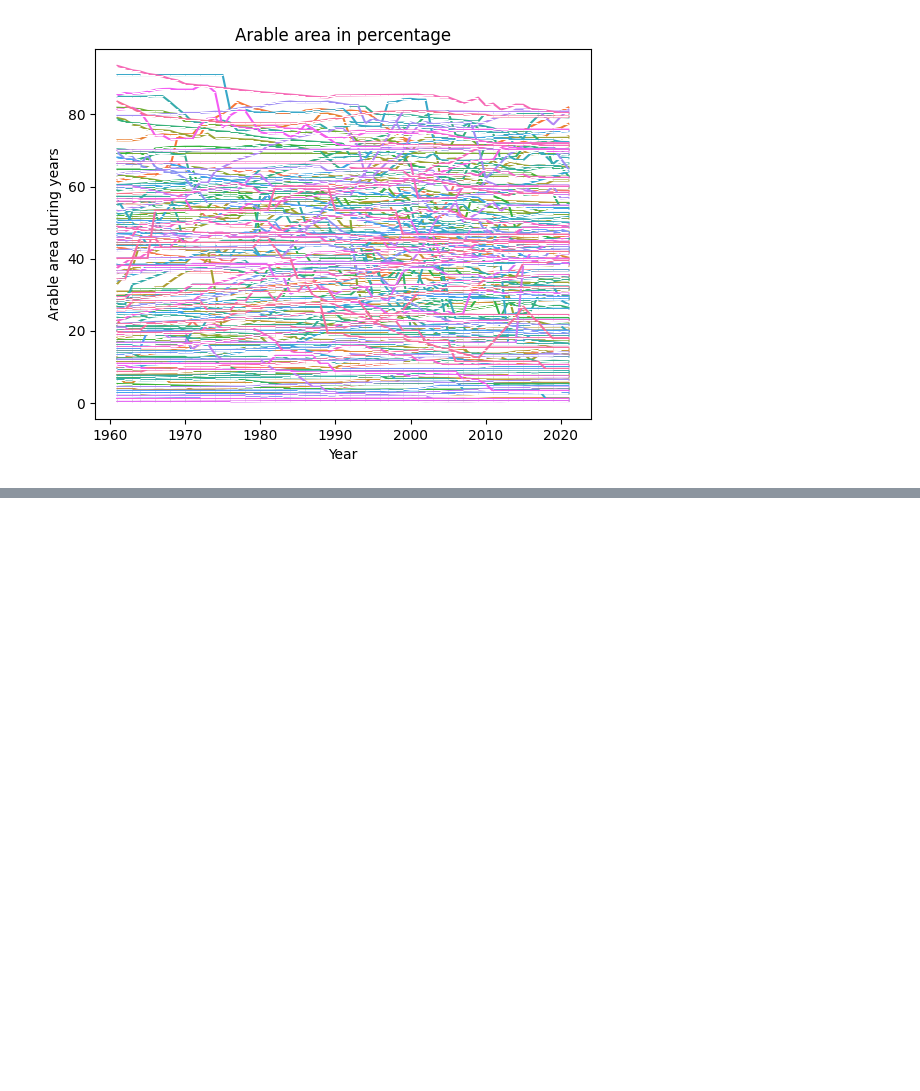
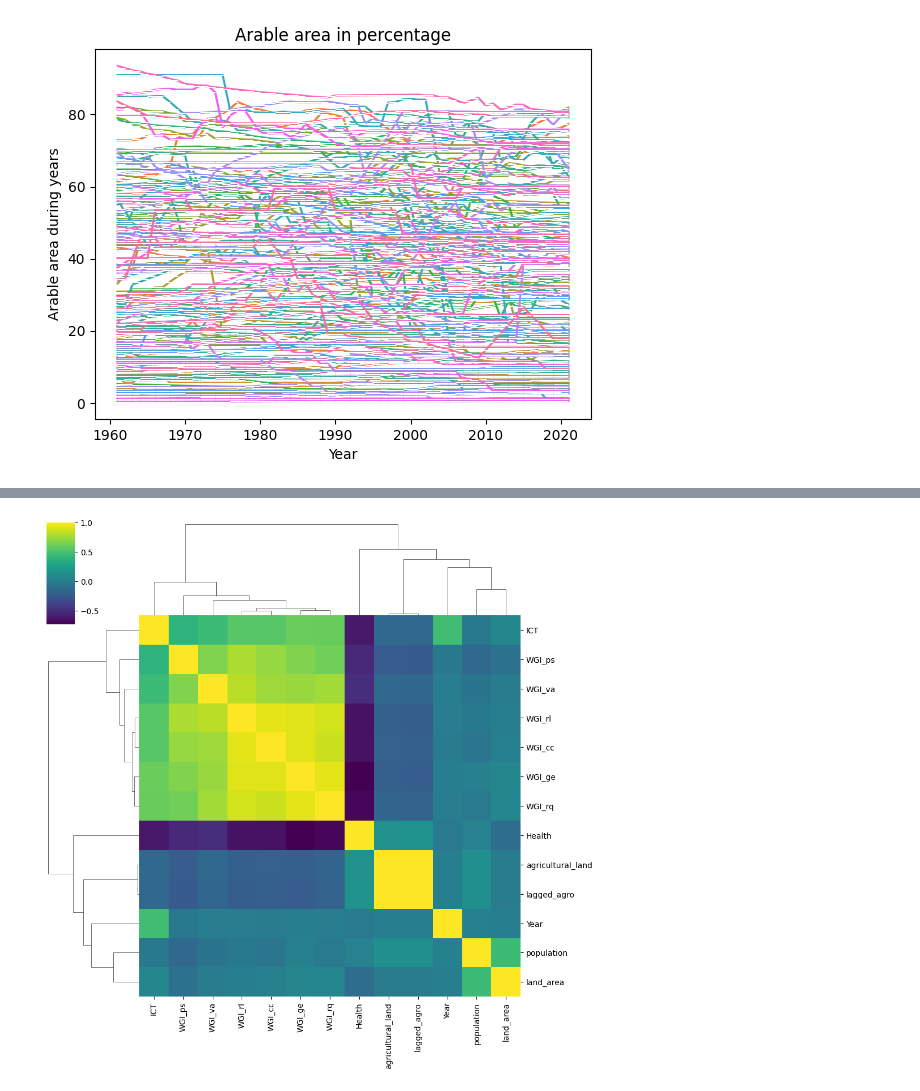
Before and after one commit to marcbarc19/DataScienceExam, a Jupyter notebook: agricultural_land-modelling.ipynb, the cells around one changed output, grey strips where cells are left out. Drawn from its saved outputs; the diff is of its cells as text; code cells hidden in the pictures; blank space fills up the shorter version.

```diff
--- a/agricultural_land-modelling.ipynb
+++ b/agricultural_land-modelling.ipynb
@@ -189,0 +567,7 @@ plt.show()
+# %%
+agro_num = agro[agro.select_dtypes(exclude=['object']).columns]
+
+sns.clustermap(agro_num.corr(), cmap='viridis')
+plt.show()
+# %% [output]
+[figure, added]
```
Also changed, not shown: parts of 41 cells of this notebook.
